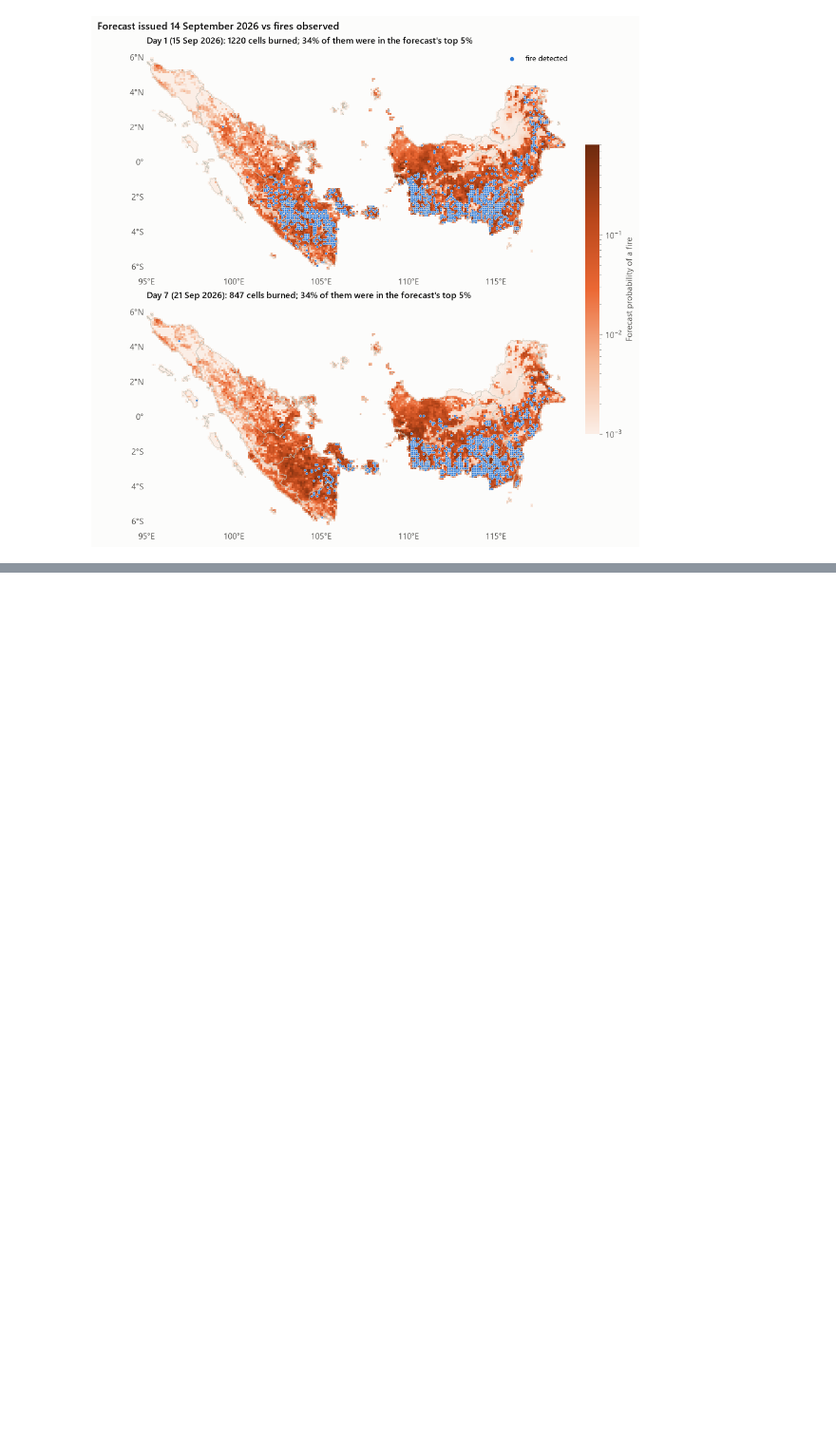
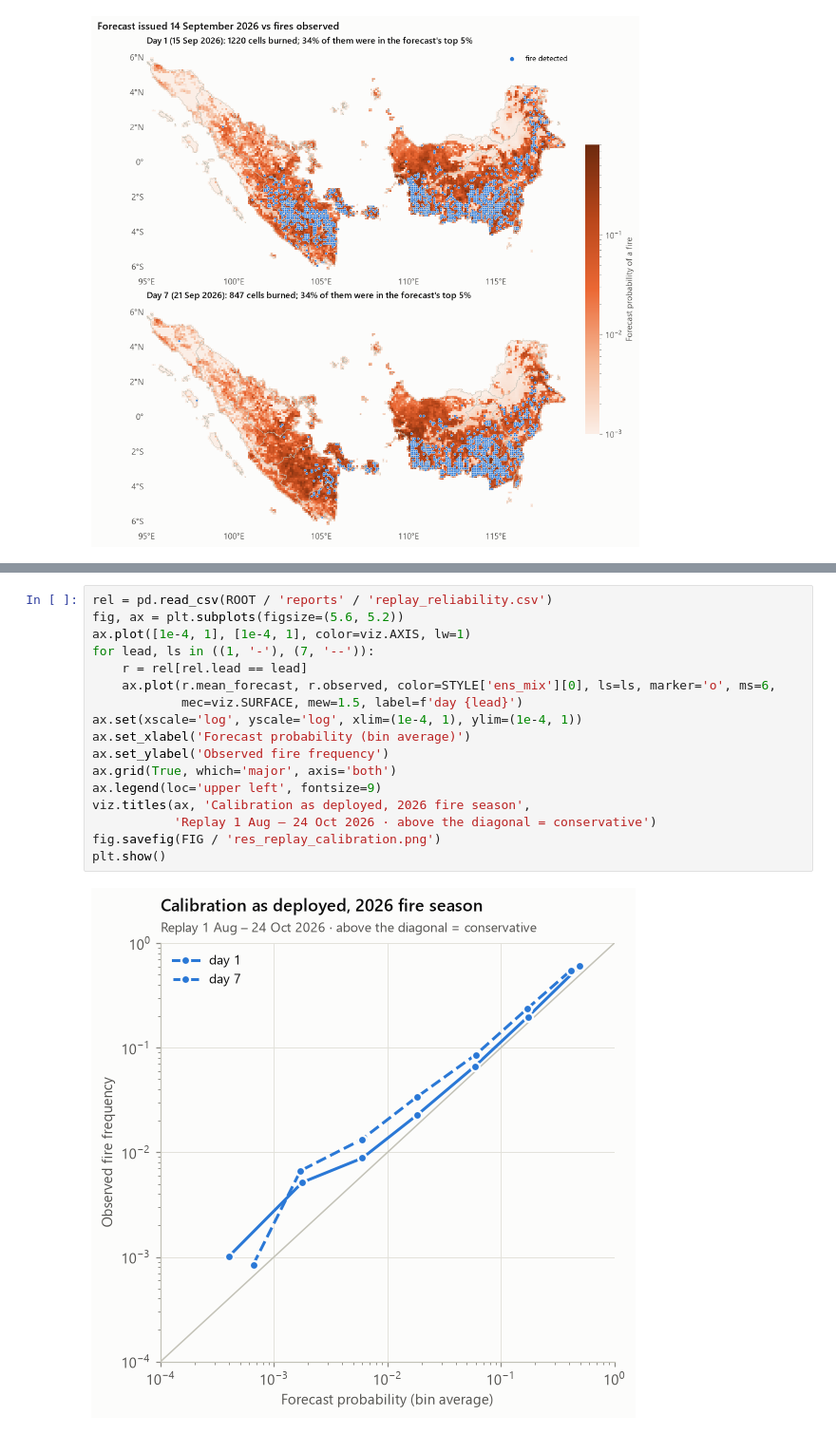
Before and after one commit to Alb138/titikapi, a Jupyter notebook: notebooks/02_results.ipynb, the cells around one changed output, grey strips where cells are left out. Shown at 95% size. Drawn from its saved outputs; the diff is of its cells as text; blank space fills up the shorter version.

```diff
--- a/notebooks/02_results.ipynb
+++ b/notebooks/02_results.ipynb
@@ -267,3 +327,22 @@ findfont: Failed to find font weight semibold for DejaVu Sans, now using 700.
+# %%
+rel = pd.read_csv(ROOT / 'reports' / 'replay_reliability.csv')
+fig, ax = plt.subplots(figsize=(5.6, 5.2))
+ax.plot([1e-4, 1], [1e-4, 1], color=viz.AXIS, lw=1)
+for lead, ls in ((1, '-'), (7, '--')):
+    r = rel[rel.lead == lead]
+    ax.plot(r.mean_forecast, r.observed, color=STYLE['ens_mix'][0], ls=ls, marker='o', ms=6,
+            mec=viz.SURFACE, mew=1.5, label=f'day {lead}')
+ax.set(xscale='log', yscale='log', xlim=(1e-4, 1), ylim=(1e-4, 1))
+ax.set_xlabel('Forecast probability (bin average)')
+ax.set_ylabel('Observed fire frequency')
+ax.grid(True, which='major', axis='both')
+ax.legend(loc='upper left', fontsize=9)
+viz.titles(ax, 'Calibration as deployed, 2026 fire season',
+           'Replay 1 Aug – 24 Oct 2026 · above the diagonal = conservative')
+fig.savefig(FIG / 'res_replay_calibration.png')
+plt.show()
+# %% [output]
+[figure, added]
 # %% [markdown]
 ## What this shows, and its limits
 
```
Also changed, not shown: parts of 6 cells of this notebook, 18 other files.
